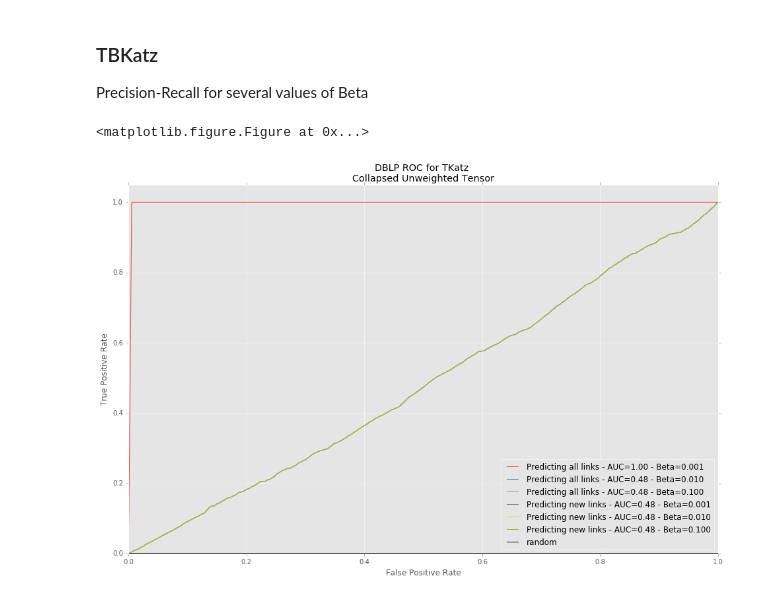
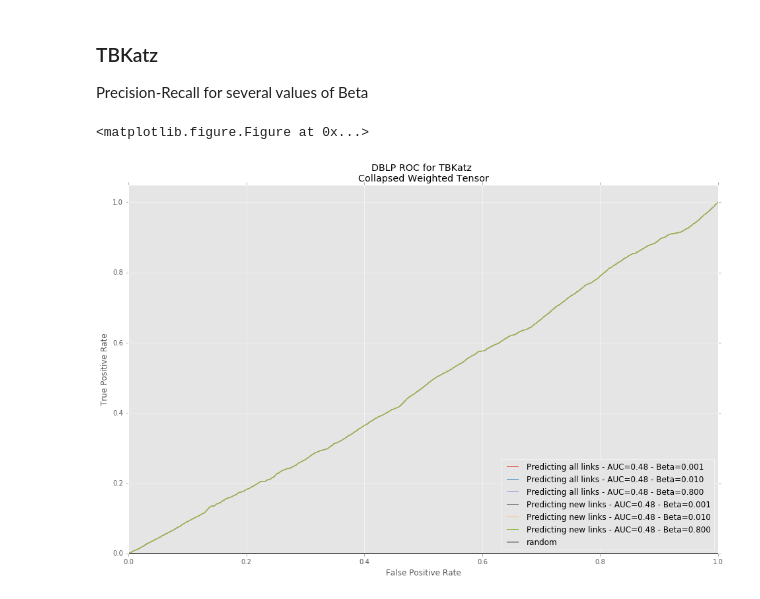
Before and after one commit to sachavakili/email-prediction, a Jupyter notebook: DBLP_1991_00.ipynb, the cells around one changed output. Saved outputs shown, nothing was run; the diff lists cells and outputs as text; code cells hidden in the pictures.

```diff
--- a/DBLP_1991_00.ipynb
+++ b/DBLP_1991_00.ipynb
@@ -42,0 +58,3 @@ df.head()
+# %%
+selected_conf = np.random.choice(pd.unique(df.crossref), int(0.5*len(pd.unique(df.crossref))))
+df = df[df.crossref.isin(selected_conf)]
@@ -168,0 +199,3 @@ T_train.shape, T_test.shape
+# %%
+for i in range(7) :
+    print len(pd.unique(df.ix[df.year == 2001+i, 2])), len(pd.unique(df.ix[df.year == 2001+i, 0]))
@@ -168,0 +210,2 @@ T_train.shape, T_test.shape
+# %%
+df2 = df[df.crossref != '']
@@ -190,10 +329,8 @@ def Outer(vecs):
 Precision-Recall for several values of K
 # %%
 K_list = [1, 5, 10, 30, 50]
-#tau_list = [1, 7, 30]
-
 S = np.zeros((T_train.shape[0], T_train.shape[1]))
-tau_list= [7]
+tau_list= [2]
 
 for tau_ind in range(len(tau_list)):
     # Choice of tau
@@ -217,7 +354,7 @@ for tau_ind in range(len(tau_list)):
         S += Sk/LA.norm(Sk, 'fro')
 
 y_score = S.flatten()
-y_test = (1*np.array(T_test[:, :, 0] >= 1)).flatten()
+y_test = (1*np.array(T_test[:, :] >= 1)).flatten()
 
 # Precision-Recall
 precision, recall, _ = precision_recall_curve(y_test, y_score)
@@ -235,5 +372,5 @@ plt.ylabel('Precision')
 plt.ylim([0.0, 1.05])
 plt.xlim([0.0, 1.0])
 plt.legend(loc="lower right")
-plt.title('Radoslaw day scale \nPrecision-Recall for CP Factorization of rank K \nCollapsed Unweighted Tensor -  Tau = %d days' %(tau))
+plt.title('Radoslaw day scale \nPrecision-Recall for CP Factorization of rank K \nCollapsed Unweighted Tensor -  Tau = %d years' %(tau))
 plt.savefig('Radoslaw day cp_roc_cut_%d.pdf' %(tau))
@@ -703,9 +846,8 @@ ValueError: Only one class present in y_true. ROC AUC score is not defined in th
 ### TBKatz
 Precision-Recall for several values of Beta
 # %%
-beta_list= [0.001, 0.01, 0.1]
+beta_list= [0.001, 0.01, 0.8]
 S_test_all = np.zeros((S.shape[0], S.shape[1]))
-S_test = (1*np.array(T_test[:, :] >= 1))
 K_list = [1,5,10,30,50]
 
 # Initialization
@@ -713,8 +855,9 @@ FPR = {}
 TPR = {}
 AUC = {}
 
-for i in range(len(beta_list)) :
+for i in range(2) :
     for B_ind in range(len(beta_list)) :
+        S_test = (1*np.array(T_test[:, :] >= 1))
         # Choice of beta
         beta = beta_list[B_ind]
         for K_ind in range(len(K_list)) :
@@ -722,58 +865,48 @@ for i in range(len(beta_list)) :
             U, Sigma, Vt= randomized_svd(CWT, n_components=K, n_iter=5, random_state=None)
             gamma = []
             for j in range(K) :
                 gamma += [1/(1-beta*Sigma[j]) - 1]
             Sk = np.dot(U,np.dot(np.diag(gamma), Vt))
             S+= Sk/LA.norm(Sk, 'fro')
-
         if i == 0 :
-            &
-            nonz = CUT.nonzero()
+            y_score = S.flatten()
+            y_test = S_test.flatten()
+        else :
+            nonz = CWT.nonzero()
             for ind in range(len(nonz[0])):
                 i_ind = nonz[0][ind]
                 j_ind = nonz[1][ind]
-                S_pred[i_ind, j_ind] = S[i_ind, j_ind]
-                S_test_all[i_ind, j_ind]= S_test[i_ind, j_ind]
-            y_score = S_pred.flatten()
-            y_test = S_test_all.flatten()
-        else :
-            S_new = S - S_pred
-            S_test = (1*np.array(T_test[:, :] >= 1))
-            y_score = S_new.flatten()
-            nonz = S_new.nonzero()
-            S_test_new = np.zeros((CWT.shape[0], CWT.shape[1]))
-            for ind in range(len(nonz[0])):
-                i_ind = nonz[0][ind]
-                j_ind = nonz[1][ind]
-                S_test_new[i_ind, j_ind] = S_test[i_ind, j_ind]
-            y_test = S_test_new.flatten()
+                S[i_ind, j_ind] = 0
+                S_test[i_ind, j_ind] = 0
+            y_score = S.flatten()
+            y_test = S_test.flatten()
 
         #ROC
-        FPR[i+B_ind], TPR[i+B_ind], _ = sklearn.metrics.roc_curve(y_test, y_score)
-        AUC[i+B_ind] = sklearn.metrics.roc_auc_score(y_test, y_score)
+        FPR[i+beta], TPR[i+beta], _ = sklearn.metrics.roc_curve(y_test, y_score)
+        AUC[i+beta] = sklearn.metrics.roc_auc_score(y_test, y_score)
 
 # Plotting the results
 plt.clf()
 plt.figure(figsize=(16, 10))
 
 for i in range(2) :
     if i==0 :
-        for B_ind in range(len(beta_list)):
-            plt.plot(FPR[B_ind], TPR[B_ind], label='Predicting all links - AUC={0:0.2f} - Beta=%0.3f'\
-                                                                     .format(AUC[B_ind]) %(beta_list[B_ind]))
+        for beta in beta_list:
+            plt.plot(FPR[beta], TPR[beta], label='Predicting all links - AUC={0:0.2f} - Beta=%0.3f'\
+                                                                     .format(AUC[beta]) %(beta))
     else :
-        for B_ind in range(len(beta_list)):
-            plt.plot(FPR[B_ind+i], TPR[B_ind+i], label='Predicting new links - AUC={0:0.2f} - Beta=%0.3f'\
-                                                                     .format(AUC[B_ind+i]) %(beta_list[B_ind]))
+        for beta in beta_list:
+            plt.plot(FPR[beta+i], TPR[beta+i], label='Predicting new links - AUC={0:0.2f} - Beta=%0.3f'\
+                                                                     .format(AUC[beta+i]) %(beta))
 
 plt.axhline(mail_rate, label='random', color='black')
 plt.xlabel('False Positive Rate')
 plt.ylabel('True Positive Rate')
 plt.ylim([0.0, 1.05])
 plt.xlim([0.0, 1.0])
 plt.legend(loc="lower right")
-plt.title('DBLP ROC for TKatz \nCollapsed Unweighted Tensor')
+plt.title('DBLP ROC for TBKatz \nCollapsed Weighted Tensor')
 plt.savefig('DBLP TBKatz_roc_cwt.pdf')
 # %% [output]
 <matplotlib.figure.Figure at 0x...>
-[figure, old version]
+[figure, new version]
```
Also changed, not shown: parts of 25 cells of this notebook, 2 other files.
